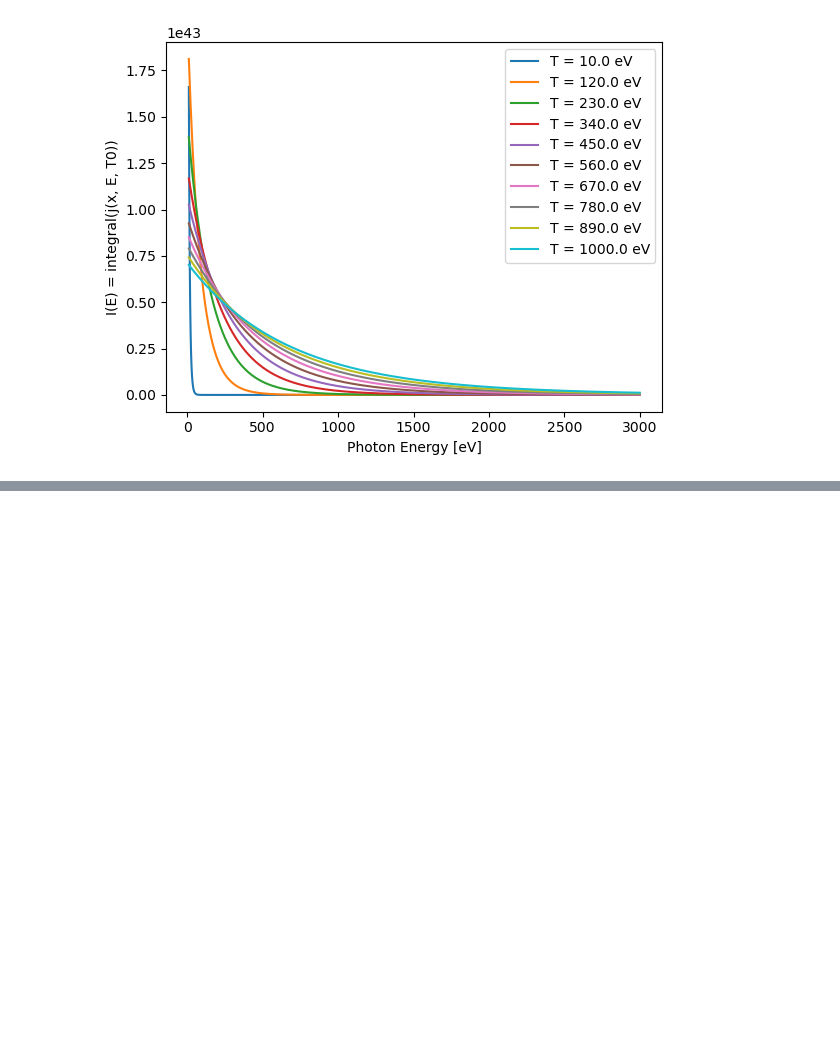
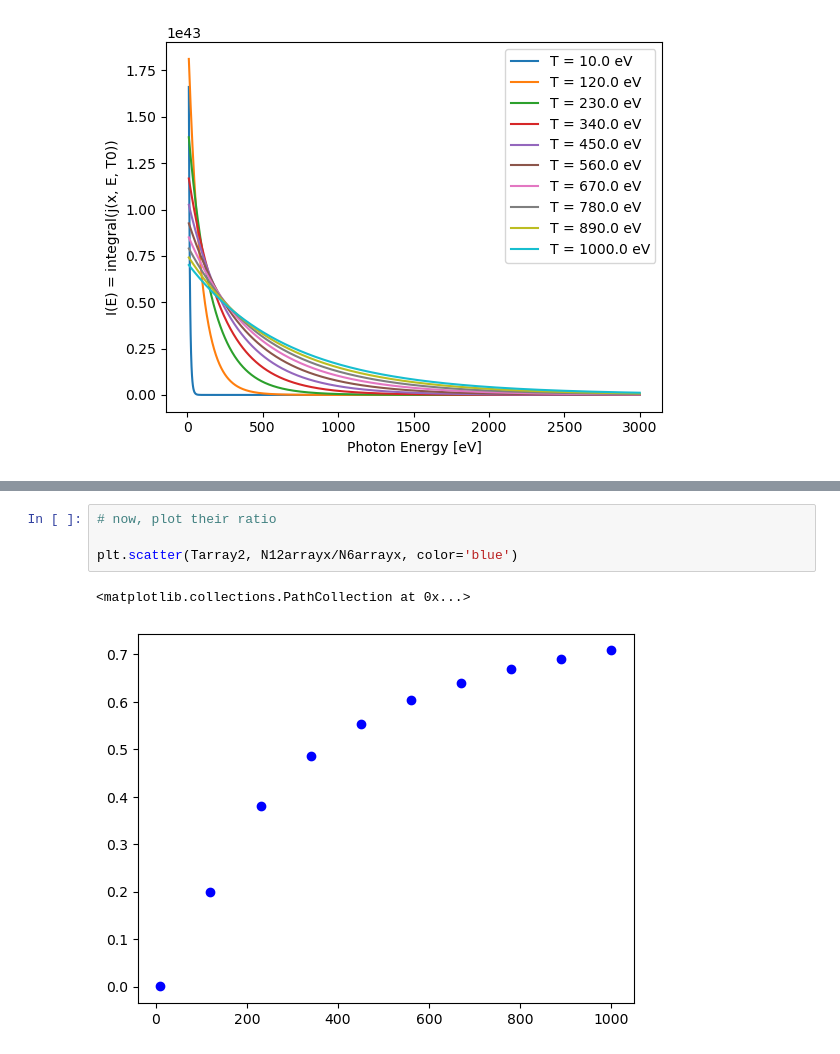
Before and after one commit to vandelij/plasma_diagnostic_hw, a Jupyter notebook: HW3.ipynb, the cells around one changed output, grey strips where cells are left out. Saved outputs shown, nothing was run; the diff lists cells and outputs as text; blank space fills up the shorter version.

```diff
--- a/HW3.ipynb
+++ b/HW3.ipynb
@@ -148,0 +172,7 @@ Text(0, 0.5, 'I(E) = integral(j(x, E, T0))')
+# %%
+# now, plot their ratio
+
+plt.scatter(Tarray2, N12arrayx/N6arrayx, color='blue')
+# %% [output]
+<matplotlib.collections.PathCollection at 0x...>
+[figure, added]
```
Also changed, not shown: parts of 13 cells of this notebook.
